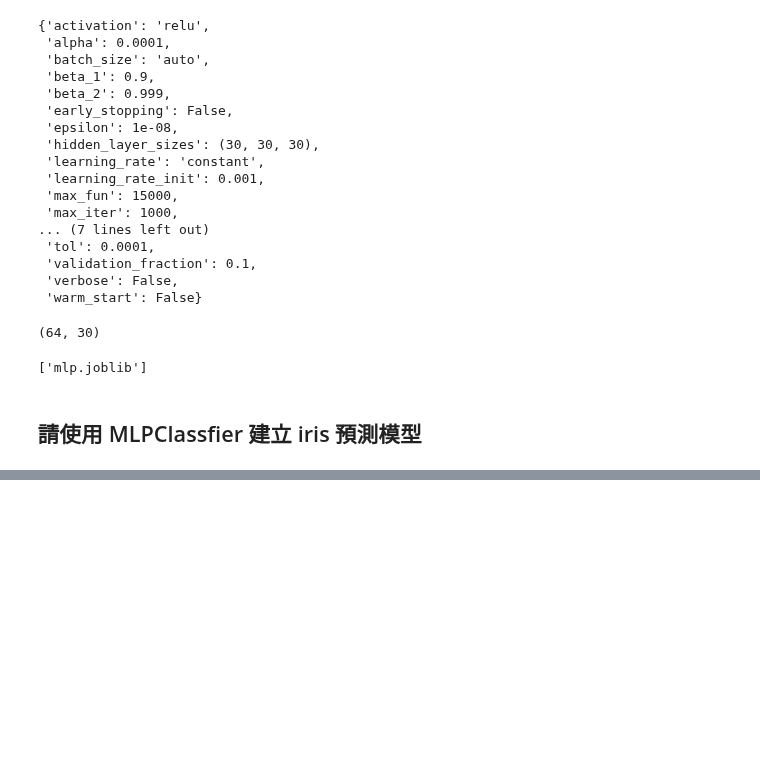
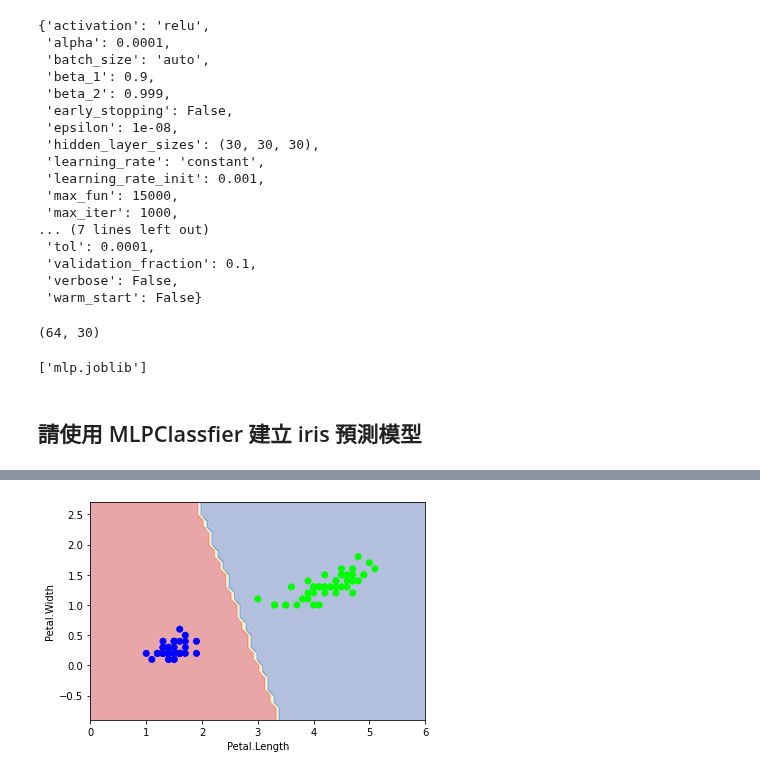
Before and after one commit to ywchiu/tibamedl, a Jupyter notebook: Demo20200321.ipynb, the cells around one changed output, grey strips where cells are left out. Cells and saved outputs as stored; diff of their text form; code cells hidden in the pictures; blank space fills up the shorter version.

```diff
--- a/Demo20200321.ipynb
+++ b/Demo20200321.ipynb
@@ -879,0 +978,4 @@ clf2 = load('mlp.joblib')
+# %%
+plot_estimator(clf2, X, y)
+# %% [output]
+[figure, added]
```
Also changed, not shown: parts of 34 cells of this notebook.
